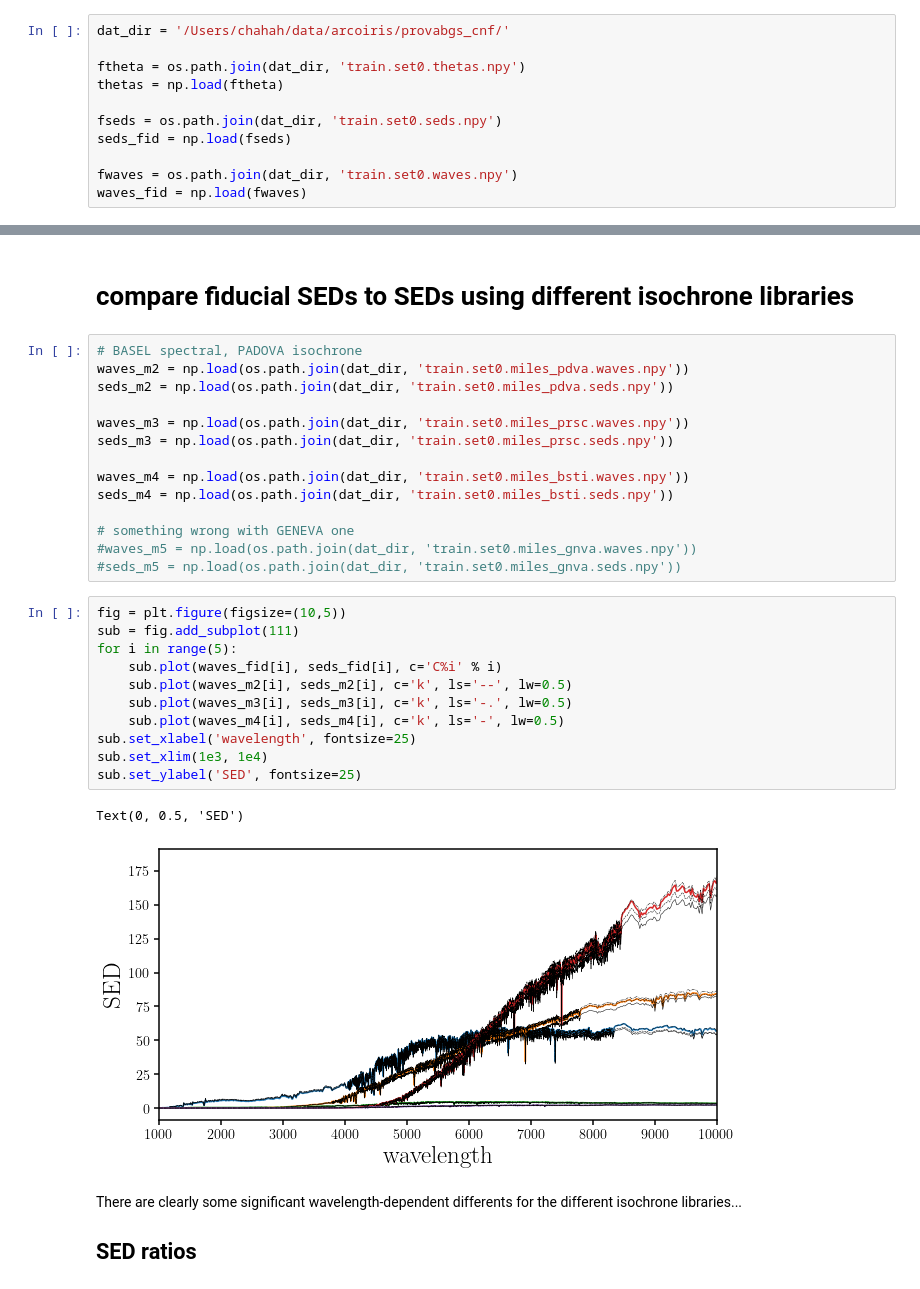
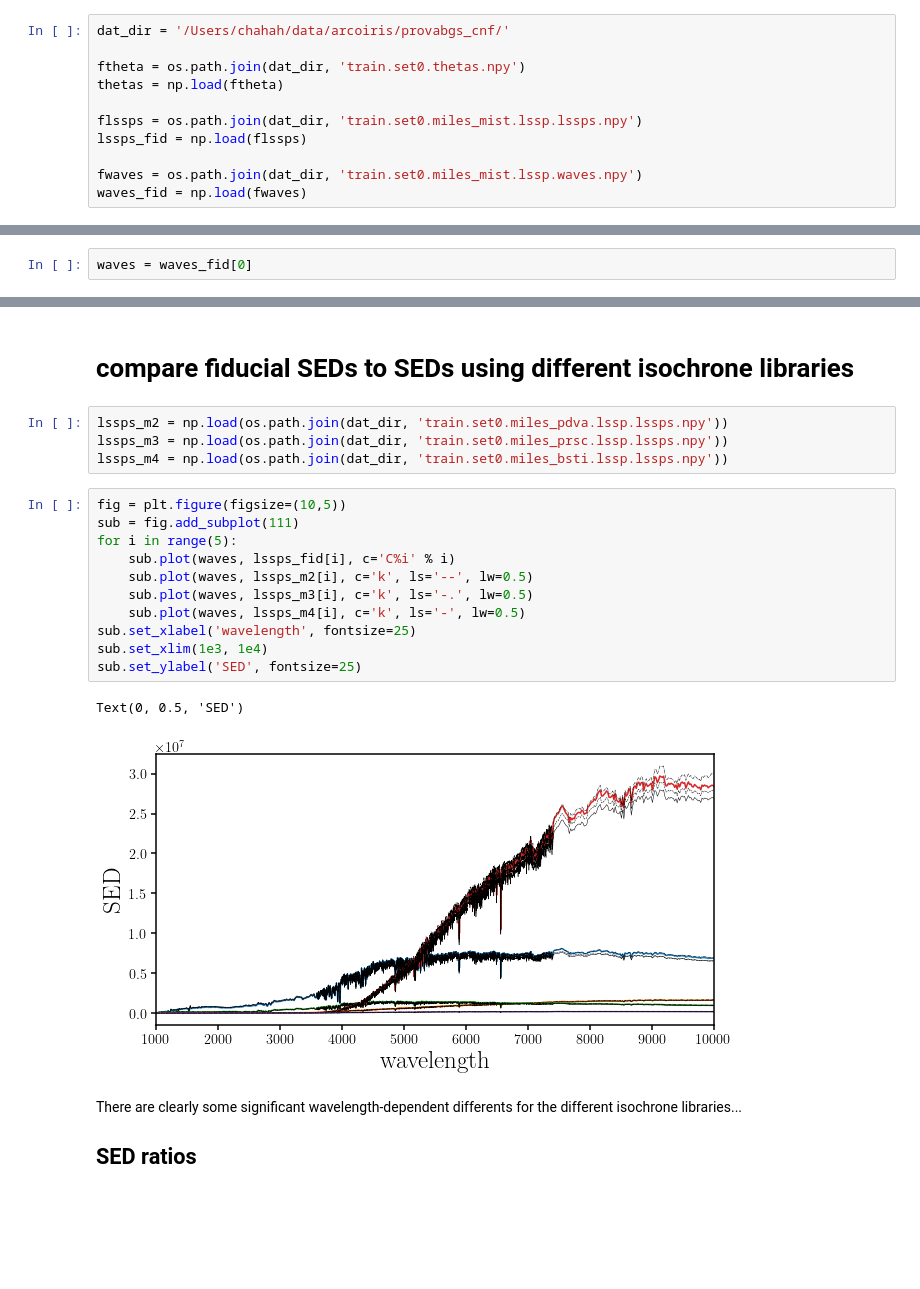
Before and after one commit to changhoonhahn/gqp_mc, a Jupyter notebook: nb/sps_theoretical_uncertainty.ipynb, the cells around one changed output, grey strips where cells are left out. Saved outputs shown, nothing was run; the diff lists cells and outputs as text; blank space fills up the shorter version.

```diff
--- a/nb/sps_theoretical_uncertainty.ipynb
+++ b/nb/sps_theoretical_uncertainty.ipynb
@@ -32,8 +32,8 @@ dat_dir = '/Users/chahah/data/arcoiris/provabgs_cnf/'
 ftheta = os.path.join(dat_dir, 'train.set0.thetas.npy')
 thetas = np.load(ftheta)
 
-fseds = os.path.join(dat_dir, 'train.set0.seds.npy')
-seds_fid = np.load(fseds)
+flssps = os.path.join(dat_dir, 'train.set0.miles_mist.lssp.lssps.npy')
+lssps_fid = np.load(flssps)
 
-fwaves = os.path.join(dat_dir, 'train.set0.waves.npy')
+fwaves = os.path.join(dat_dir, 'train.set0.miles_mist.lssp.waves.npy')
 waves_fid = np.load(fwaves)
@@ -42,37 +40,29 @@ w_lin = np.linspace(1e3, 1e4, 1000)
+# %%
+waves = waves_fid[0]
 # %%
 print(thetas.shape)
 # %% [output]
 (29154, 13)
 # %% [markdown]
 # compare fiducial SEDs to SEDs using different isochrone libraries
-# %%
-# BASEL spectral, PADOVA isochrone
-waves_m2 = np.load(os.path.join(dat_dir, 'train.set0.miles_pdva.waves.npy'))
-seds_m2 = np.load(os.path.join(dat_dir, 'train.set0.miles_pdva.seds.npy'))
-
-waves_m3 = np.load(os.path.join(dat_dir, 'train.set0.miles_prsc.waves.npy'))
-seds_m3 = np.load(os.path.join(dat_dir, 'train.set0.miles_prsc.seds.npy'))
-
-waves_m4 = np.load(os.path.join(dat_dir, 'train.set0.miles_bsti.waves.npy'))
-seds_m4 = np.load(os.path.join(dat_dir, 'train.set0.miles_bsti.seds.npy'))
-
-# something wrong with GENEVA one
-#waves_m5 = np.load(os.path.join(dat_dir, 'train.set0.miles_gnva.waves.npy'))
-#seds_m5 = np.load(os.path.join(dat_dir, 'train.set0.miles_gnva.seds.npy'))
+# %%
+lssps_m2 = np.load(os.path.join(dat_dir, 'train.set0.miles_pdva.lssp.lssps.npy'))
+lssps_m3 = np.load(os.path.join(dat_dir, 'train.set0.miles_prsc.lssp.lssps.npy'))
+lssps_m4 = np.load(os.path.join(dat_dir, 'train.set0.miles_bsti.lssp.lssps.npy'))
 # %%
 fig = plt.figure(figsize=(10,5))
 sub = fig.add_subplot(111)
 for i in range(5):
-    sub.plot(waves_fid[i], seds_fid[i], c='C%i' % i)
-    sub.plot(waves_m2[i], seds_m2[i], c='k', ls='--', lw=0.5)
-    sub.plot(waves_m3[i], seds_m3[i], c='k', ls='-.', lw=0.5)
-    sub.plot(waves_m4[i], seds_m4[i], c='k', ls='-', lw=0.5)
+    sub.plot(waves, lssps_fid[i], c='C%i' % i)
+    sub.plot(waves, lssps_m2[i], c='k', ls='--', lw=0.5)
+    sub.plot(waves, lssps_m3[i], c='k', ls='-.', lw=0.5)
+    sub.plot(waves, lssps_m4[i], c='k', ls='-', lw=0.5)
 sub.set_xlabel('wavelength', fontsize=25)
 sub.set_xlim(1e3, 1e4)
 sub.set_ylabel('SED', fontsize=25)
 # %% [output]
 Text(0, 0.5, 'SED')
-[figure, old version]
+[figure, new version]
 # %% [markdown]
 There are clearly some significant wavelength-dependent differents for the different isochrone libraries...
 
```
Also changed, not shown: parts of 11 cells of this notebook.
